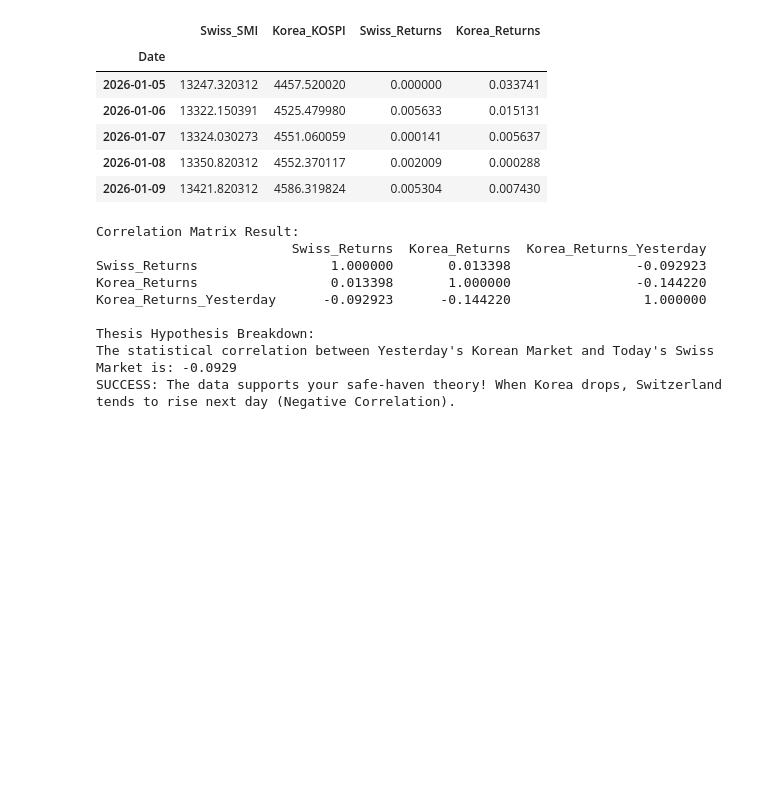
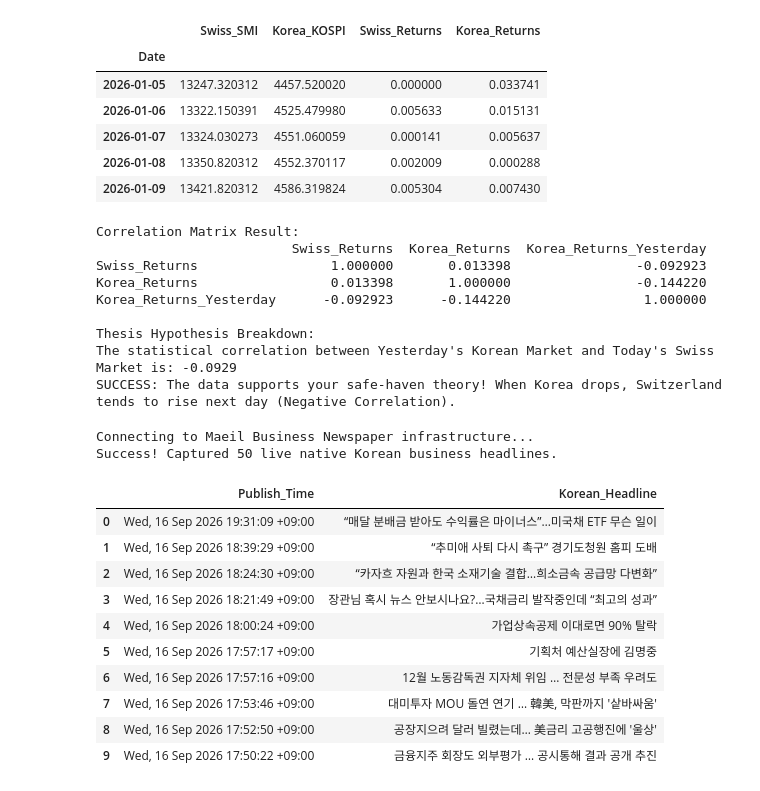
Before and after one commit to Wambura001/lstm-vs-finbert-algorithmic-trading, a Jupyter notebook: notebooks/01_test_download.ipynb, the cells around one changed output. Drawn from its saved outputs; the diff is of its cells as text; code cells hidden in the pictures; blank space fills up the shorter version.

```diff
--- a/notebooks/01_test_download.ipynb
+++ b/notebooks/01_test_download.ipynb
@@ -206,3 +206,71 @@ Korea_Returns_Yesterday      -0.092923      -0.144220                 1.000000
 Thesis Hypothesis Breakdown:
 The statistical correlation between Yesterday's Korean Market and Today's Swiss Market is: -0.0929
 SUCCESS: The data supports your safe-haven theory! When Korea drops, Switzerland tends to rise next day (Negative Correlation).
+# %%
+import pandas as pd
+import urllib.request
+import xml.etree.ElementTree as ET
+from datetime import datetime
+
+# ==========================================
+# STEP 7: NATIVE KOREAN ECONOMIC TEXT INGESTION
+# ==========================================
+
+print("Connecting to Maeil Business Newspaper infrastructure...")
+
+# Target the official, structured XML feed for pure Economy and Markets
+url = "https://www.mk.co.kr/rss/30100041/"
+
+headers = {
+    "User-Agent": "Mozilla/5.0 (Windows NT 10.0; Win64; x64) AppleWebKit/537.36"
+}
+
+try:
+    # 1. Ping the local server and extract the structured XML stream
+    req = urllib.request.Request(url, headers=headers)
+    with urllib.request.urlopen(req) as response:
+        raw_xml = response.read()
+
+    # 2. Parse the text matrix node parameters
+    root = ET.fromstring(raw_xml)
+
+    titles = []
+    timestamps = []
+
+    # 3. Pull items cleanly from the feed hierarchy
+    for item in root.findall(".//item"):
+        headline = item.find("title").text.strip() if item.find("title") is not None else ""
+        pub_date = item.find("pubDate").text.strip() if item.find("pubDate") is not None else ""
+
+        if headline:
+            titles.append(headline)
+            timestamps.append(pub_date)
+
+    # 4. Assemble the raw language parameters into a clean dataframe
+    df_korean_text = pd.DataFrame({
+        "Publish_Time": timestamps,
+        "Korean_Headline": titles
+    })
+
+    print(f"Success! Captured {len(df_korean_text)} live native Korean business headlines.")
+
+except Exception as e:
+    print(f"Ingestion pipeline stopped: {e}")
+    df_korean_text = pd.DataFrame(columns=["Publish_Time", "Korean_Headline"])
+
+# Display the clean native language text dataset directly in your editor
+df_korean_text.head(10)
+# %% [output]
+Connecting to Maeil Business Newspaper infrastructure...
+Success! Captured 50 live native Korean business headlines.
+|  | Publish_Time | Korean_Headline |
+| 0 | Wed, 16 Sep 2026 19:31:09 +09:00 | “매달 분배금 받아도 수익률은 마이너스”…미국채 ETF 무슨 일이 |
+| 1 | Wed, 16 Sep 2026 18:39:29 +09:00 | “추미애 사퇴 다시 촉구” 경기도청원 홈피 도배 |
+| 2 | Wed, 16 Sep 2026 18:24:30 +09:00 | “카자흐 자원과 한국 소재기술 결합…희소금속 공급망 다변화” |
+| 3 | Wed, 16 Sep 2026 18:21:49 +09:00 | 장관님 혹시 뉴스 안보시나요?…국채금리 발작중인데 “최고의 성과” |
+| 4 | Wed, 16 Sep 2026 18:00:24 +09:00 | 가업상속공제 이대로면 90% 탈락 |
+| 5 | Wed, 16 Sep 2026 17:57:17 +09:00 | 기획처 예산실장에 김명중 |
+| 6 | Wed, 16 Sep 2026 17:57:16 +09:00 | 12월 노동감독권 지자체 위임 … 전문성 부족 우려도 |
+| 7 | Wed, 16 Sep 2026 17:53:46 +09:00 | 대미투자 MOU 돌연 연기 … 韓美, 막판까지 '샅바싸움' |
+| 8 | Wed, 16 Sep 2026 17:52:50 +09:00 | 공장지으려 달러 빌렸는데… 美금리 고공행진에 '울상' |
+| 9 | Wed, 16 Sep 2026 17:50:22 +09:00 | 금융지주 회장도 외부평가 … 공시통해 결과 공개 추진 |
```
Also changed, not shown: parts of 2 cells of this notebook, 1 other file.
